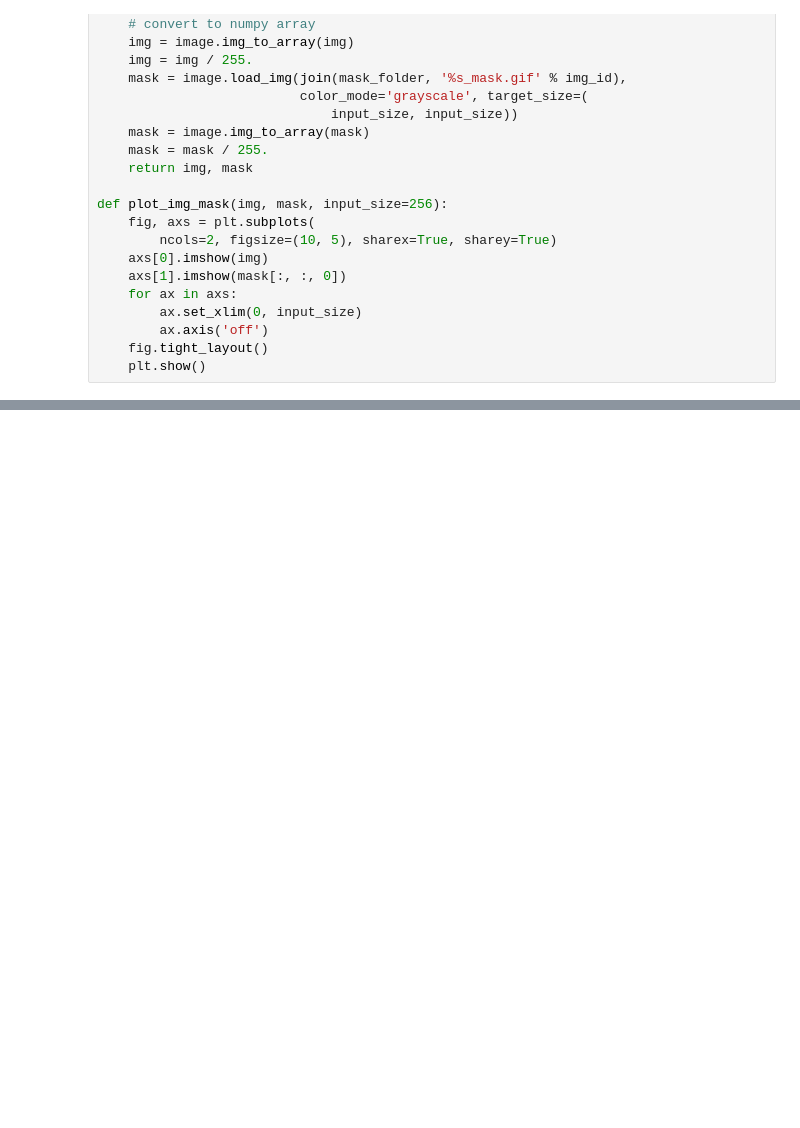
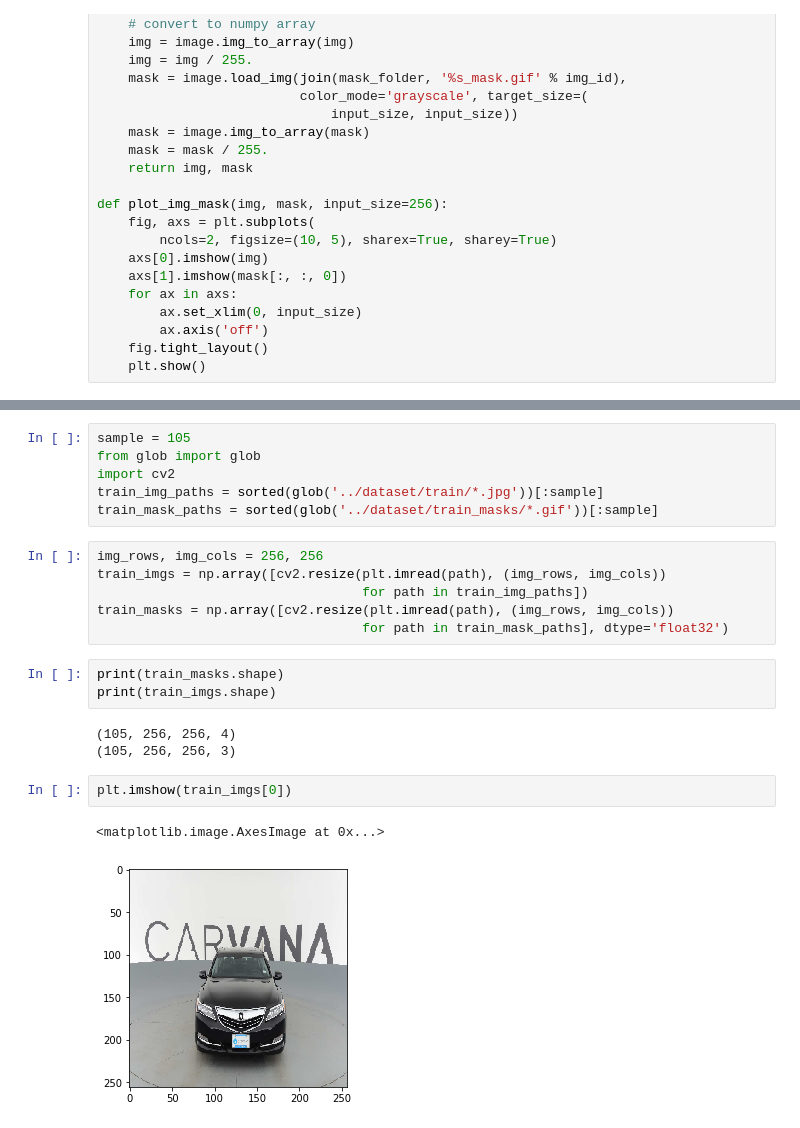
Before and after one commit to jpbacher/image-segmentation, a Jupyter notebook: notebooks/explore.ipynb, the cells around one changed output, grey strips where cells are left out. Cells and saved outputs as stored; diff of their text form; blank space fills up the shorter version.

```diff
--- a/notebooks/explore.ipynb
+++ b/notebooks/explore.ipynb
@@ -63,3 +64,26 @@ plot_img_mask(img, mask)
 # %% [output]
 (256, 256, 3) (256, 256, 1)
 [figure]
+# %%
+sample = 105
+from glob import glob
+import cv2
+train_img_paths = sorted(glob('../dataset/train/*.jpg'))[:sample]
+train_mask_paths = sorted(glob('../dataset/train_masks/*.gif'))[:sample]
+# %%
+img_rows, img_cols = 256, 256
+train_imgs = np.array([cv2.resize(plt.imread(path), (img_rows, img_cols))
+                                  for path in train_img_paths])
+train_masks = np.array([cv2.resize(plt.imread(path), (img_rows, img_cols))
+                                  for path in train_mask_paths], dtype='float32')
+# %%
+print(train_masks.shape)
+print(train_imgs.shape)
+# %% [output]
+(105, 256, 256, 4)
+(105, 256, 256, 3)
+# %%
+plt.imshow(train_imgs[0])
+# %% [output]
+<matplotlib.image.AxesImage at 0x...>
+[figure, added]
```
Also changed, not shown: parts of 13 cells of this notebook.
